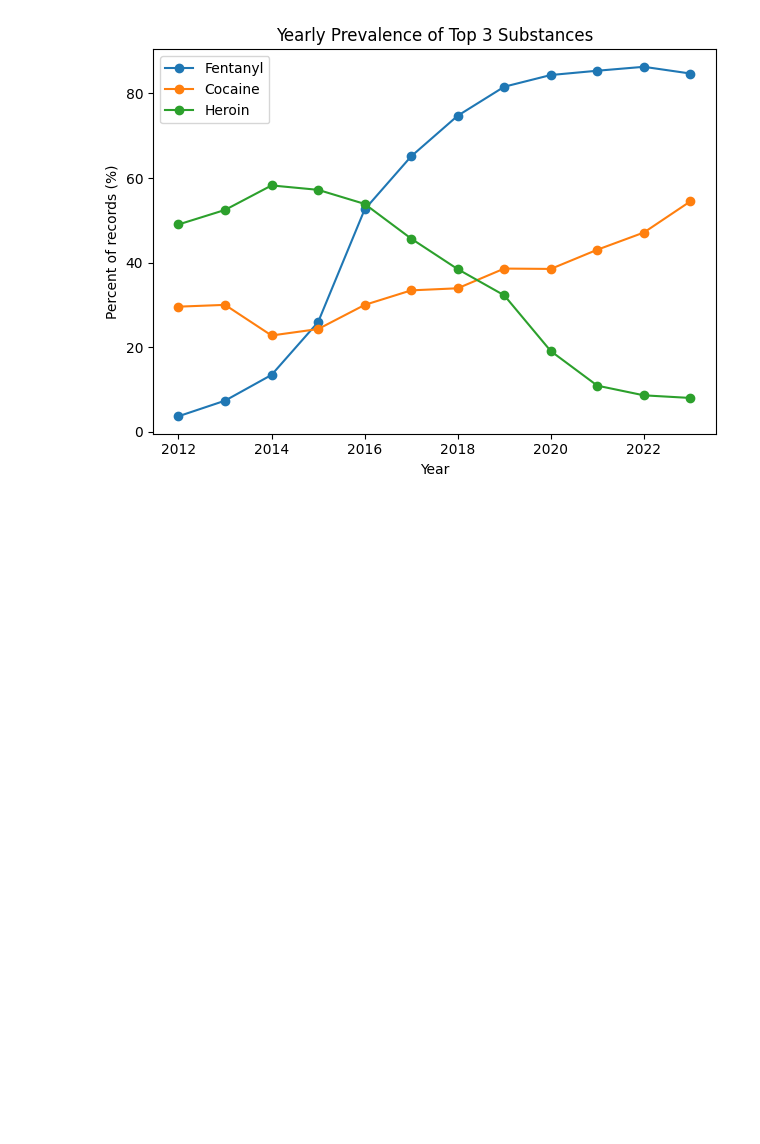
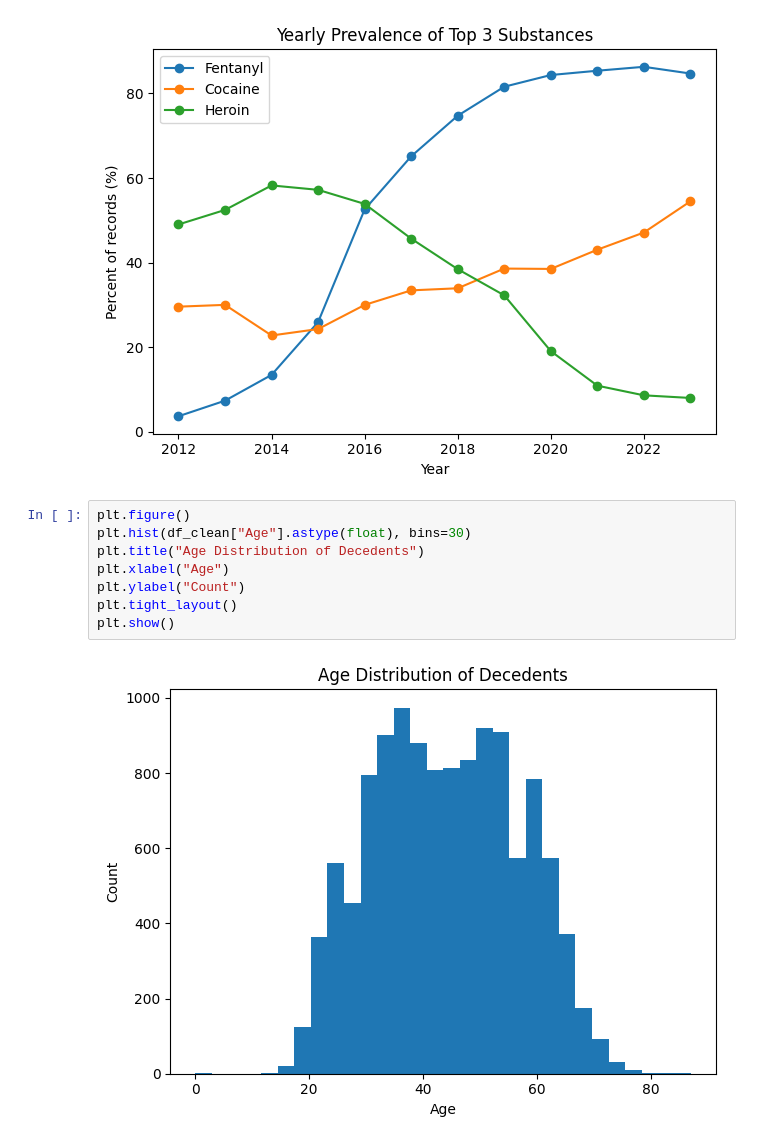
Before and after one commit to cryobsidian/assg1, a Jupyter notebook: analysis1.ipynb, the cells around one changed output. Drawn from its saved outputs; the diff is of its cells as text; blank space fills up the shorter version.

Commit message:
added data visualisation for 4 more plots

```diff
--- a/analysis1.ipynb
+++ b/analysis1.ipynb
@@ -348,3 +348,13 @@ plt.tight_layout()
 plt.show()
 # %% [output]
 [figure]
+# %%
+plt.figure()
+plt.hist(df_clean["Age"].astype(float), bins=30)
+plt.title("Age Distribution of Decedents")
+plt.xlabel("Age")
+plt.ylabel("Count")
+plt.tight_layout()
+plt.show()
+# %% [output]
+[figure, added]
```
Also changed, not shown: parts of 3 cells of this notebook.
